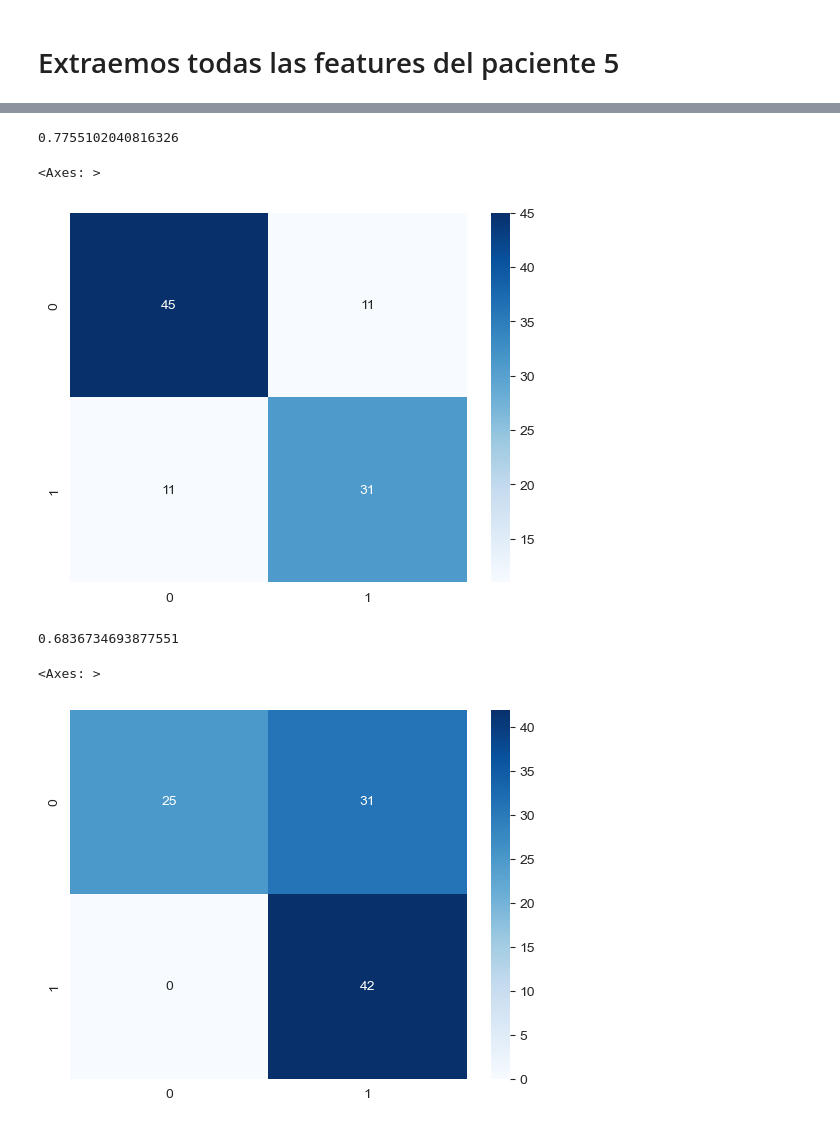
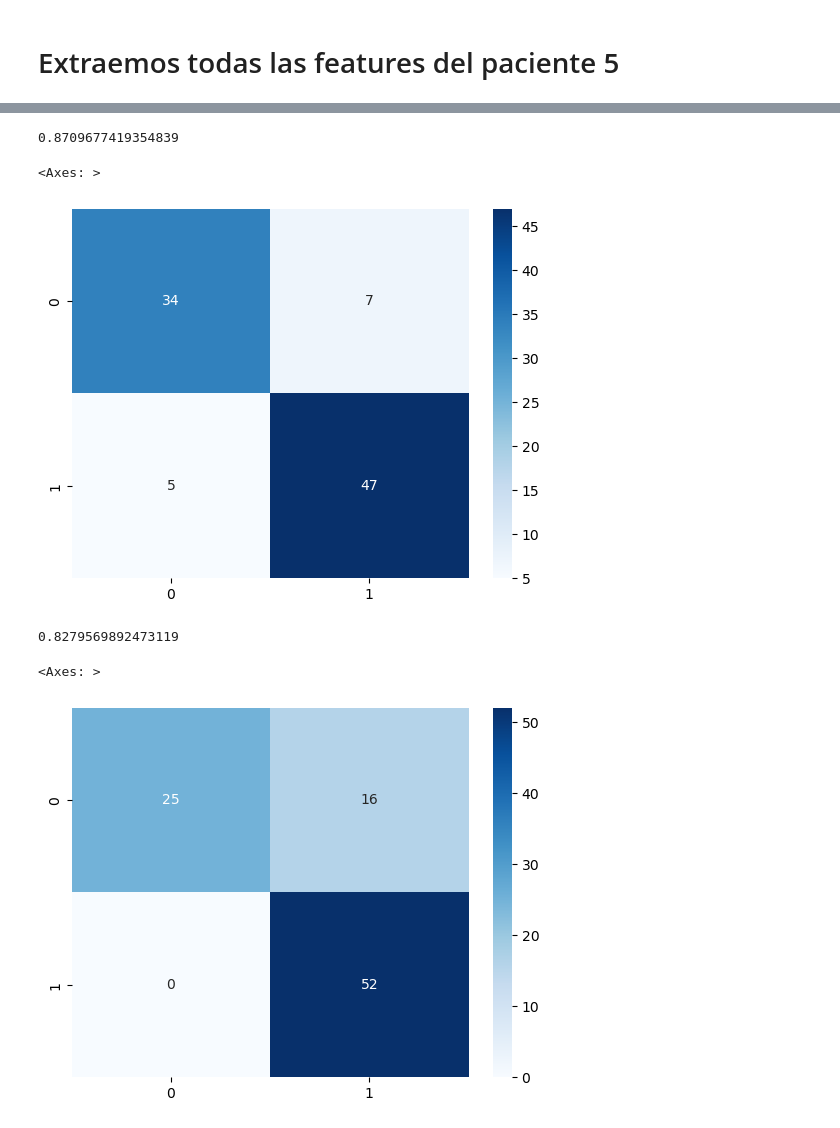
Before and after one commit to gonzagrau/epilepsy_detection, a Jupyter notebook: extract_features_all.ipynb, the cells around one changed output, grey strips where cells are left out. Drawn from its saved outputs; the diff is of its cells as text; code cells hidden in the pictures.

```diff
--- a/extract_features_all.ipynb
+++ b/extract_features_all.ipynb
@@ -12,7 +12,7 @@ from FVfunctions import getMeData, pot4signals, BANDAS
 from features_stats import stats_features
 from dataset_reader import get_seizure_events, get_seizure_array
 # %%
-DATASET_DIR = "../eeg_dataset"
+DATASET_DIR = r"../eeg_dataset/physionet.org/files/siena-scalp-eeg/1.0.0/"
 edf_names = []
 seizure_events = []
 
@@ -151,2 +156,31 @@ import seaborn as sns
 # %%
 train_x, test_x, train_y, test_y = train_test_split(df_fv, labels_arr, test_size=0.2, random_state=0)
+# %%
+C = np.arange(1e-15,5,0.005) # Range of hyperparameter values 1E-15 to 1 by 0.005
+val_scores = np.zeros((len(C),1)) # Initialize validation score for each alpha value
+
+
+with warnings.catch_warnings():
+    warnings.simplefilter("ignore")
+    for i in range(len(C)): # for each alpha value
+        # Set up SVM with hinge loss and l2 norm regularization
+        model = LinearSVC(dual=True,C=C[i])
+
+        #linear_model.SGDClassifier(loss='hinge', penalty='l2', alpha=alpha[i])
+
+        # Calculate cross validation scores for 5-fold cross-validation
+        score = ms.cross_val_score(model, df_fv, labels_arr, cv=5)
+        val_scores[i] = score.mean() # Calculate mean of the 5 scores
+
+# Determine the alpha that maximizes the cross-validation score
+ind = np.argmax(val_scores)
+C_star = C[ind]
+print('alpha_star =', C_star)
+
+# Plot accuracy
+plt.plot(C,val_scores)
+plt.plot(np.ones(11)*C_star,np.arange(0,1.1,0.1),'--r')
+plt.xlabel('alpha')
+plt.ylabel('Mean Cross-Validation Accuracy')
+plt.grid(True)
+plt.show()
@@ -153,15 +190,15 @@ train_x, test_x, train_y, test_y = train_test_split(df_fv, labels_arr, test_size
 # %%
 # testeamos en un modelo lineal
-linear_model = LinearSVC(dual=True)
+linear_model = LinearSVC(dual=True,max_iter=200000,C=C_star)
 linear_model.fit(train_x, train_y)
 predictions = linear_model.predict(test_x)
 print(accuracy_score(test_y, predictions))
 cm = confusion_matrix(test_y, predictions)
 sns.heatmap(cm, cmap='Blues', annot=True)
 # %% [output]
-0.7755102040816326
+0.8709677419354839
 <Axes: >
-[figure, old version]
+[figure, new version]
 # %%
 # kernel
 rbf_model = SVC(kernel='rbf')
@@ -171,6 +208,6 @@ print(accuracy_score(test_y, rbf_pred))
 cm_rbf = confusion_matrix(test_y, rbf_pred)
 sns.heatmap(cm_rbf, annot=True, cmap='Blues')
 # %% [output]
-0.6836734693877551
+0.8279569892473119
 <Axes: >
-[figure, old version]
+[figure, new version]
```
Also changed, not shown: parts of 6 cells of this notebook, 2 other files.
